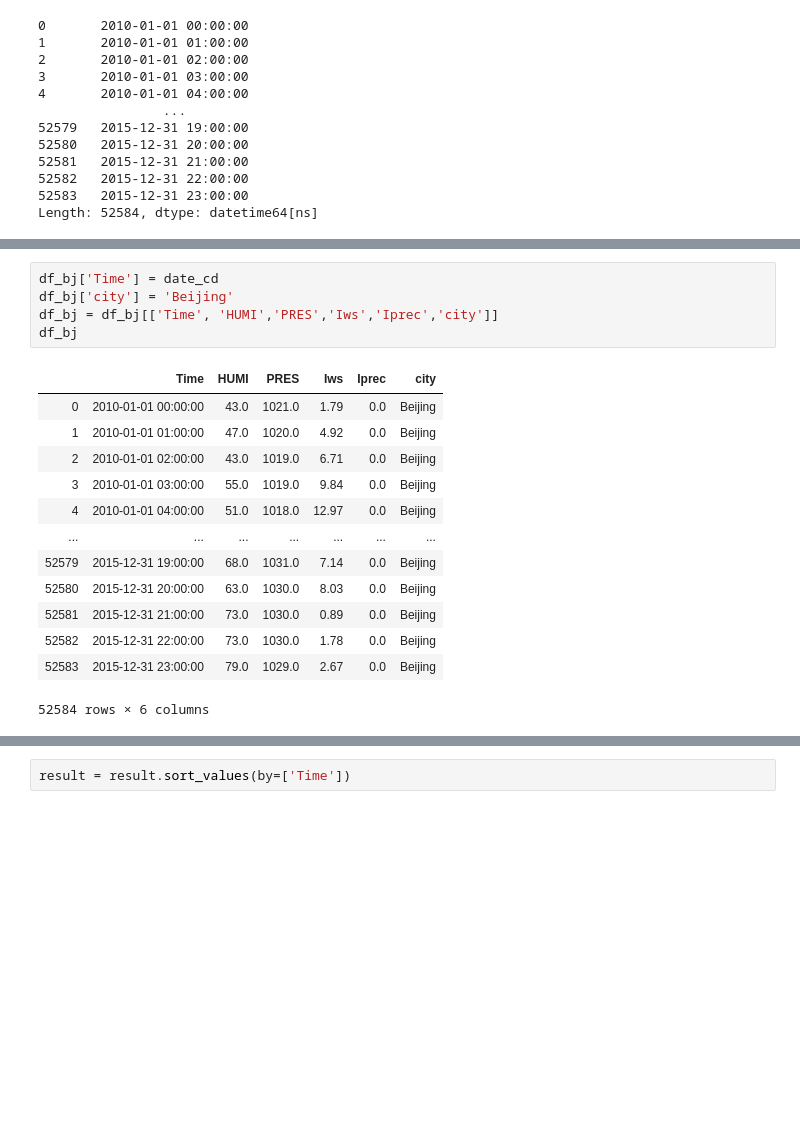
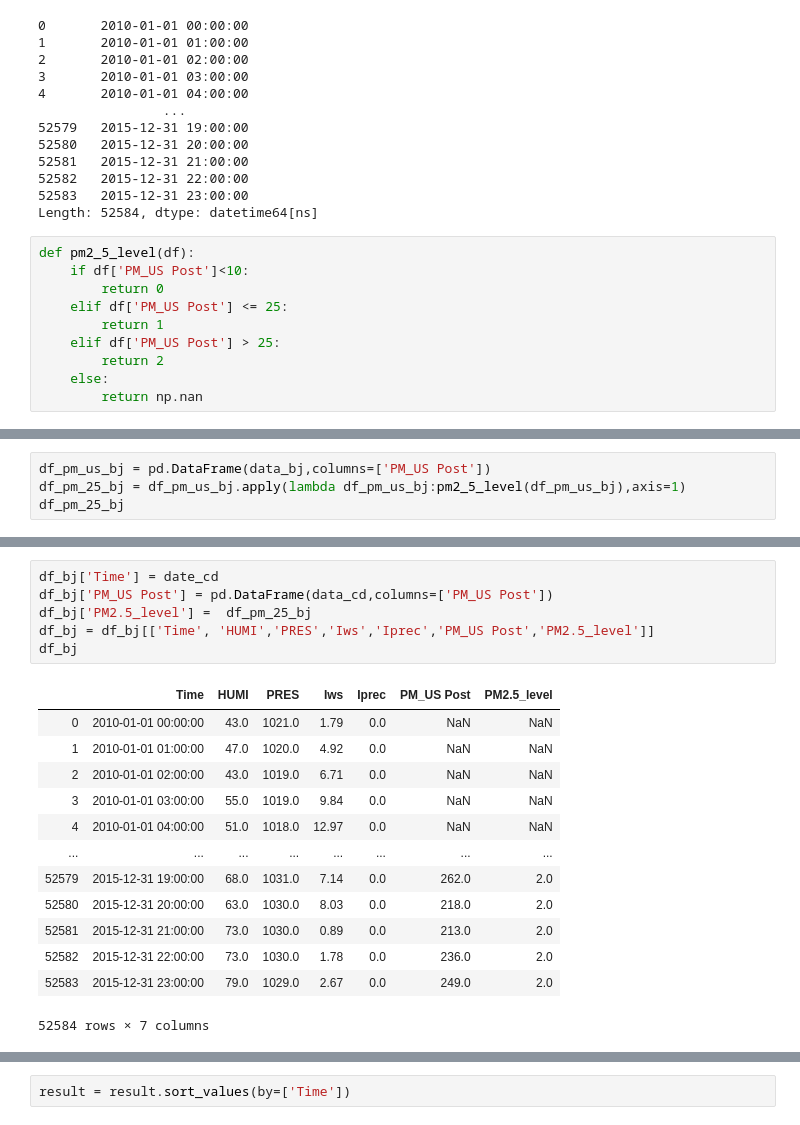
Before and after one commit to beamconan/ML, a Jupyter notebook: Lab_3_to/LAB_3_to.ipynb, the cells around one changed output, grey strips where cells are left out. Cells and saved outputs as stored; diff of their text form; blank space fills up the shorter version.

```diff
--- a/Lab_3_to/LAB_3_to.ipynb
+++ b/Lab_3_to/LAB_3_to.ipynb
@@ -83,3 +83,13 @@ date_cd
 52582   2015-12-31 22:00:00
 52583   2015-12-31 23:00:00
 Length: 52584, dtype: datetime64[ns]
+# %%
+def pm2_5_level(df):
+    if df['PM_US Post']<10:
+        return 0
+    elif df['PM_US Post'] <= 25:
+        return 1
+    elif df['PM_US Post'] > 25:
+        return 2
+    else:
+        return np.nan
@@ -85,0 +110,4 @@ Length: 52584, dtype: datetime64[ns]
+# %%
+df_pm_us_bj = pd.DataFrame(data_bj,columns=['PM_US Post'])
+df_pm_25_bj = df_pm_us_bj.apply(lambda df_pm_us_bj:pm2_5_level(df_pm_us_bj),axis=1)
+df_pm_25_bj
@@ -86,19 +144,20 @@ Length: 52584, dtype: datetime64[ns]
 # %%
 df_bj['Time'] = date_cd
-df_bj['city'] = 'Beijing'
-df_bj = df_bj[['Time', 'HUMI','PRES','Iws','Iprec','city']]
+df_bj['PM_US Post'] = pd.DataFrame(data_cd,columns=['PM_US Post'])
+df_bj['PM2.5_level'] =  df_pm_25_bj
+df_bj = df_bj[['Time', 'HUMI','PRES','Iws','Iprec','PM_US Post','PM2.5_level']]
 df_bj
 # %% [output]
-|  | Time | HUMI | PRES | Iws | Iprec | city |
-| 0 | 2010-01-01 00:00:00 | 43.0 | 1021.0 | 1.79 | 0.0 | Beijing |
-| 1 | 2010-01-01 01:00:00 | 47.0 | 1020.0 | 4.92 | 0.0 | Beijing |
-| 2 | 2010-01-01 02:00:00 | 43.0 | 1019.0 | 6.71 | 0.0 | Beijing |
-| 3 | 2010-01-01 03:00:00 | 55.0 | 1019.0 | 9.84 | 0.0 | Beijing |
-| 4 | 2010-01-01 04:00:00 | 51.0 | 1018.0 | 12.97 | 0.0 | Beijing |
-| ... | ... | ... | ... | ... | ... | ... |
-| 52579 | 2015-12-31 19:00:00 | 68.0 | 1031.0 | 7.14 | 0.0 | Beijing |
-| 52580 | 2015-12-31 20:00:00 | 63.0 | 1030.0 | 8.03 | 0.0 | Beijing |
-| 52581 | 2015-12-31 21:00:00 | 73.0 | 1030.0 | 0.89 | 0.0 | Beijing |
-| 52582 | 2015-12-31 22:00:00 | 73.0 | 1030.0 | 1.78 | 0.0 | Beijing |
-| 52583 | 2015-12-31 23:00:00 | 79.0 | 1029.0 | 2.67 | 0.0 | Beijing |
+|  | Time | HUMI | PRES | Iws | Iprec | PM_US Post | PM2.5_level |
+| 0 | 2010-01-01 00:00:00 | 43.0 | 1021.0 | 1.79 | 0.0 | NaN | NaN |
+| 1 | 2010-01-01 01:00:00 | 47.0 | 1020.0 | 4.92 | 0.0 | NaN | NaN |
+| 2 | 2010-01-01 02:00:00 | 43.0 | 1019.0 | 6.71 | 0.0 | NaN | NaN |
+| 3 | 2010-01-01 03:00:00 | 55.0 | 1019.0 | 9.84 | 0.0 | NaN | NaN |
+| 4 | 2010-01-01 04:00:00 | 51.0 | 1018.0 | 12.97 | 0.0 | NaN | NaN |
+| ... | ... | ... | ... | ... | ... | ... | ... |
+| 52579 | 2015-12-31 19:00:00 | 68.0 | 1031.0 | 7.14 | 0.0 | 262.0 | 2.0 |
+| 52580 | 2015-12-31 20:00:00 | 63.0 | 1030.0 | 8.03 | 0.0 | 218.0 | 2.0 |
+| 52581 | 2015-12-31 21:00:00 | 73.0 | 1030.0 | 0.89 | 0.0 | 213.0 | 2.0 |
+| 52582 | 2015-12-31 22:00:00 | 73.0 | 1030.0 | 1.78 | 0.0 | 236.0 | 2.0 |
+| 52583 | 2015-12-31 23:00:00 | 79.0 | 1029.0 | 2.67 | 0.0 | 249.0 | 2.0 |
-52584 rows × 6 columns
+52584 rows × 7 columns
```
Also changed, not shown: parts of 50 cells of this notebook.
